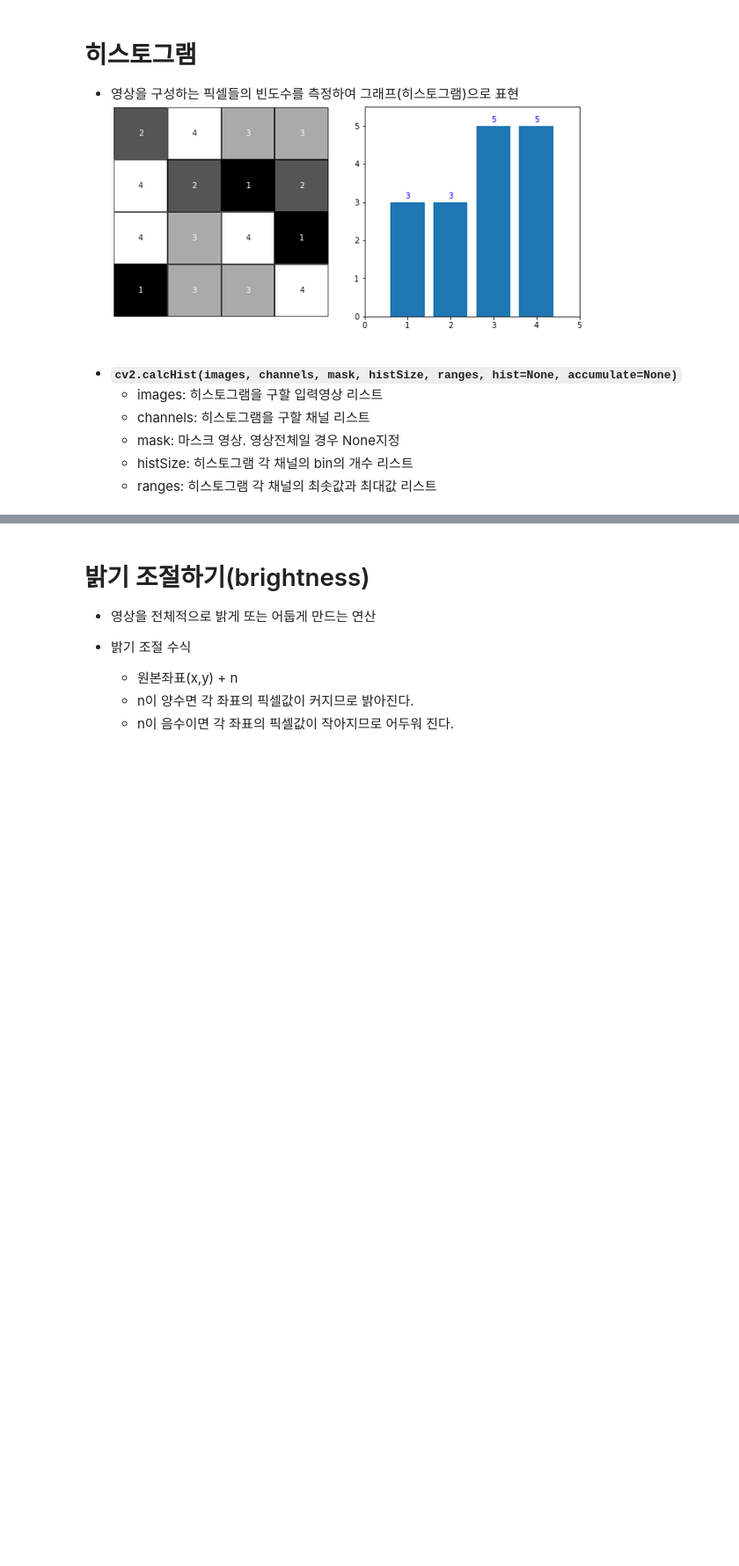
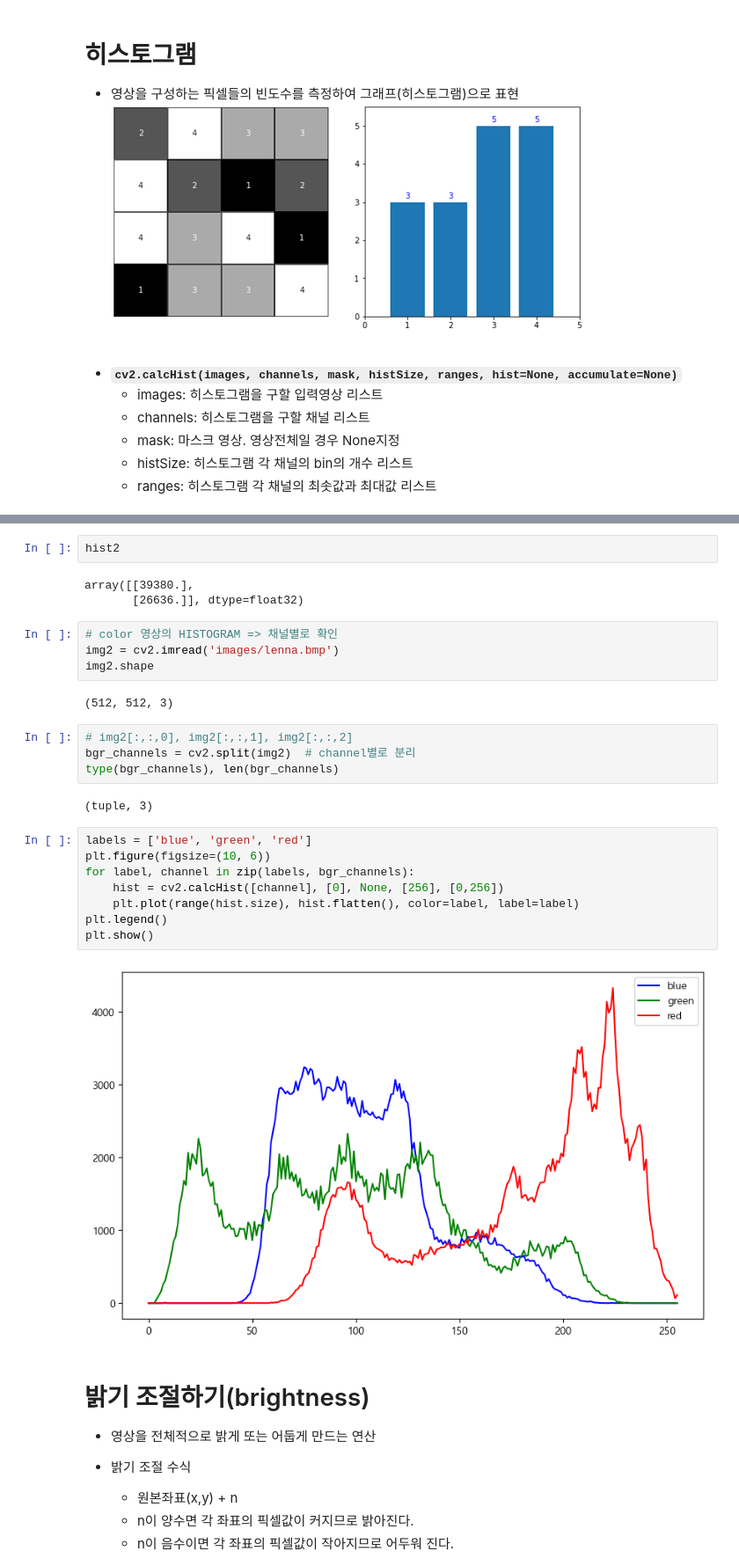
Before and after one commit to sysyuseok/machine_learning, a Jupyter notebook: 06_opencv/02_기본 영상 처리_.ipynb, the cells around one changed output, grey strips where cells are left out. Shown at 88% size. Drawn from its saved outputs; the diff is of its cells as text; blank space fills up the shorter version.

```diff
--- a/06_opencv/02_기본 영상 처리_.ipynb
+++ b/06_opencv/02_기본 영상 처리_.ipynb
@@ -28,3 +84,30 @@ plt.show()
+# %%
+hist2
+# %% [output]
+array([[39380.],
+       [26636.]], dtype=float32)
+# %%
+# color 영상의 HISTOGRAM => 채널별로 확인
+img2 = cv2.imread('images/lenna.bmp')
+img2.shape
+# %% [output]
+(512, 512, 3)
+# %%
+# img2[:,:,0], img2[:,:,1], img2[:,:,2]
+bgr_channels = cv2.split(img2)  # channel별로 분리
+type(bgr_channels), len(bgr_channels)
+# %% [output]
+(tuple, 3)
+# %%
+labels = ['blue', 'green', 'red']
+plt.figure(figsize=(10, 6))
+for label, channel in zip(labels, bgr_channels):
+    hist = cv2.calcHist([channel], [0], None, [256], [0,256])
+    plt.plot(range(hist.size), hist.flatten(), color=label, label=label)
+plt.legend()
+plt.show()
+# %% [output]
+[figure, added]
 # %% [markdown]
 # 밝기 조절하기(brightness)
 - 영상을 전체적으로 밝게 또는 어둡게 만드는 연산
```
Also changed, not shown: parts of 56 cells of this notebook, 7 other files.
